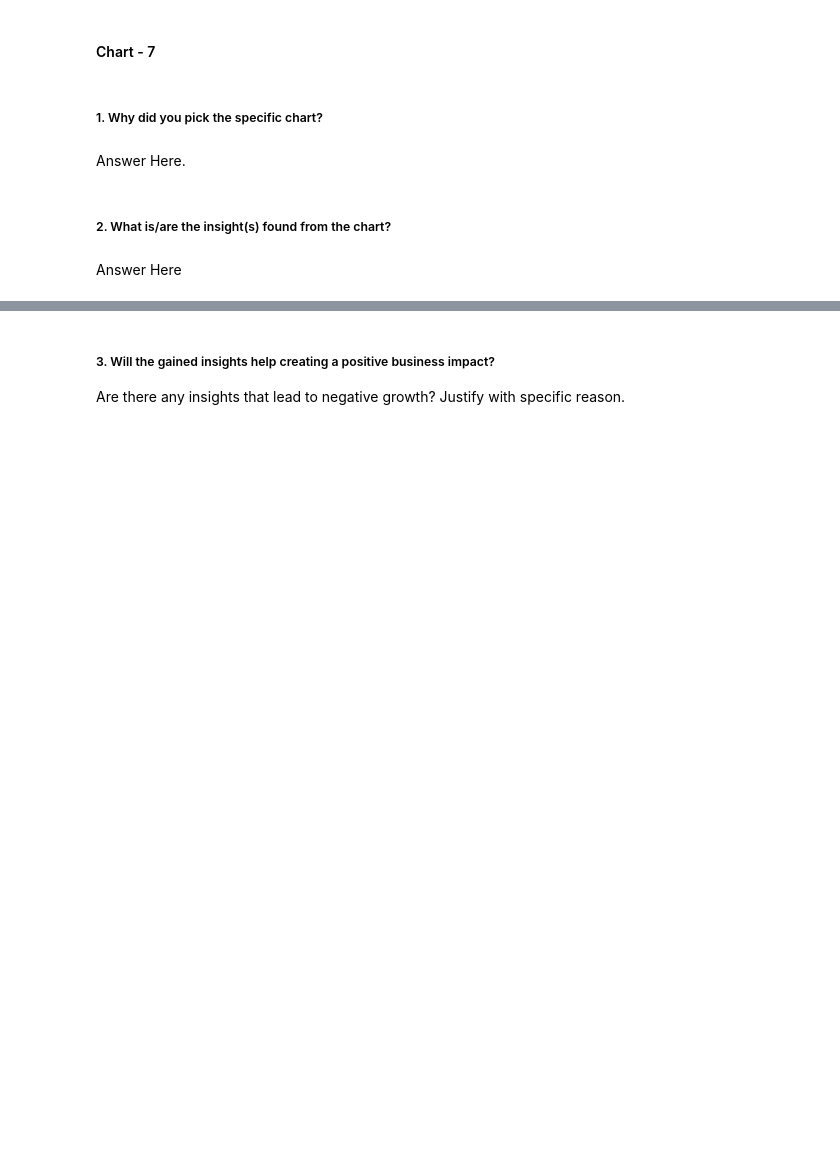
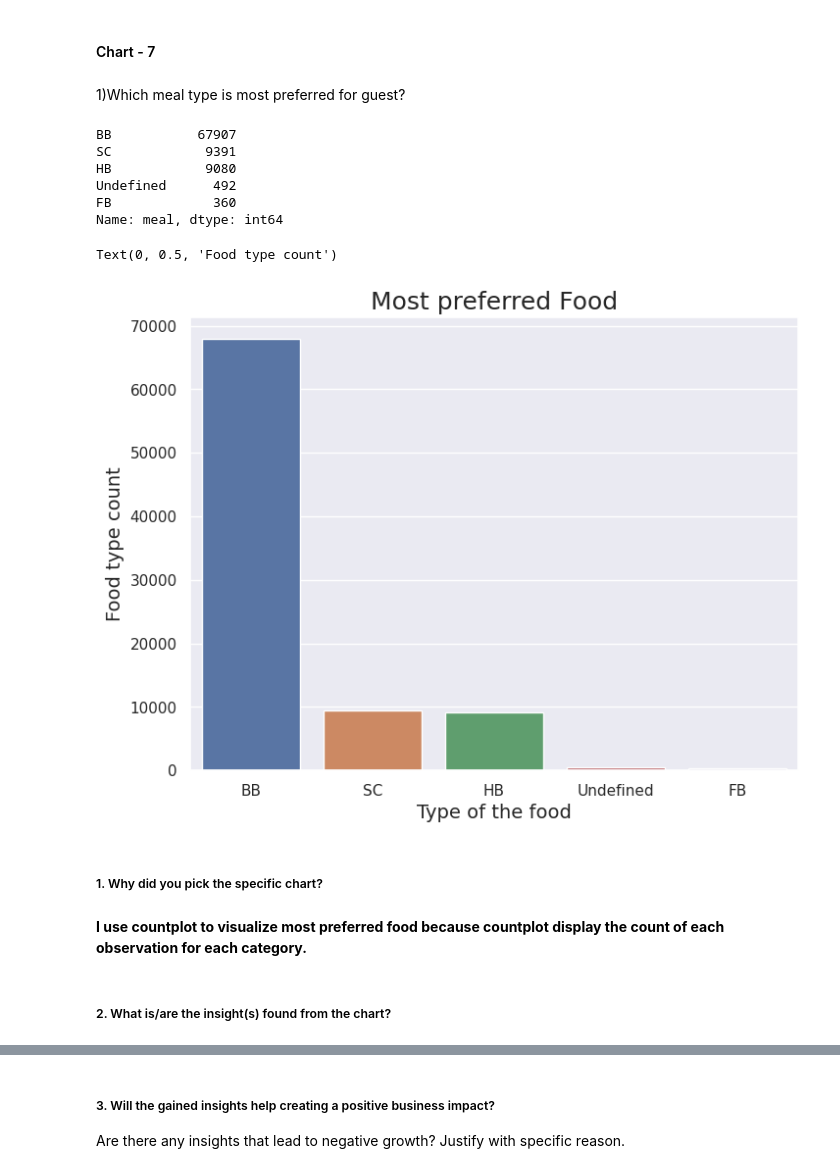
Before and after one commit to meenakshimalik433/Hotel-Booking-Analysis, a Jupyter notebook: Capstone_project_Hotel_Booking_Analysis.ipynb, the cells around one changed output, grey strips where cells are left out. Cells and saved outputs as stored; diff of their text form; code cells hidden in the pictures; blank space fills up the shorter version.

```diff
--- a/Capstone_project_Hotel_Booking_Analysis.ipynb
+++ b/Capstone_project_Hotel_Booking_Analysis.ipynb
@@ -633,13 +678,31 @@ Are there any insights that lead to negative growth? Justify with specific reaso
 Answer Here
 # %% [markdown]
 #### Chart - 7
+# %% [markdown]
+1)Which meal type is most preferred for guest?
 # %%
 # Chart - 7 visualization code
+preferred_food = new_hotel_df['meal'].value_counts()
+preferred_food
+# %% [output]
+BB           67907
+SC            9391
+HB            9080
+Undefined      492
+FB             360
+Name: meal, dtype: int64
+# %%
+# Visualization of most preferred food using countplot
+sns.countplot(x=new_hotel_df['meal'],order=new_hotel_df['meal'].value_counts().index)
+plt.title("Most preferred Food", fontsize = 18)
+plt.xlabel('Type of the food', fontsize = 14)
+plt.ylabel('Food type count', fontsize = 14)
+# %% [output]
+Text(0, 0.5, 'Food type count')
+[figure, added]
 # %% [markdown]
 ##### 1. Why did you pick the specific chart?
-# %% [markdown]
-Answer Here.
+# %% [markdown]
+**I use countplot to visualize most preferred food because countplot display the count of each observation for each category.**
 # %% [markdown]
 ##### 2. What is/are the insight(s) found from the chart?
-# %% [markdown]
-Answer Here
```
Also changed, not shown: parts of 41 cells of this notebook.
